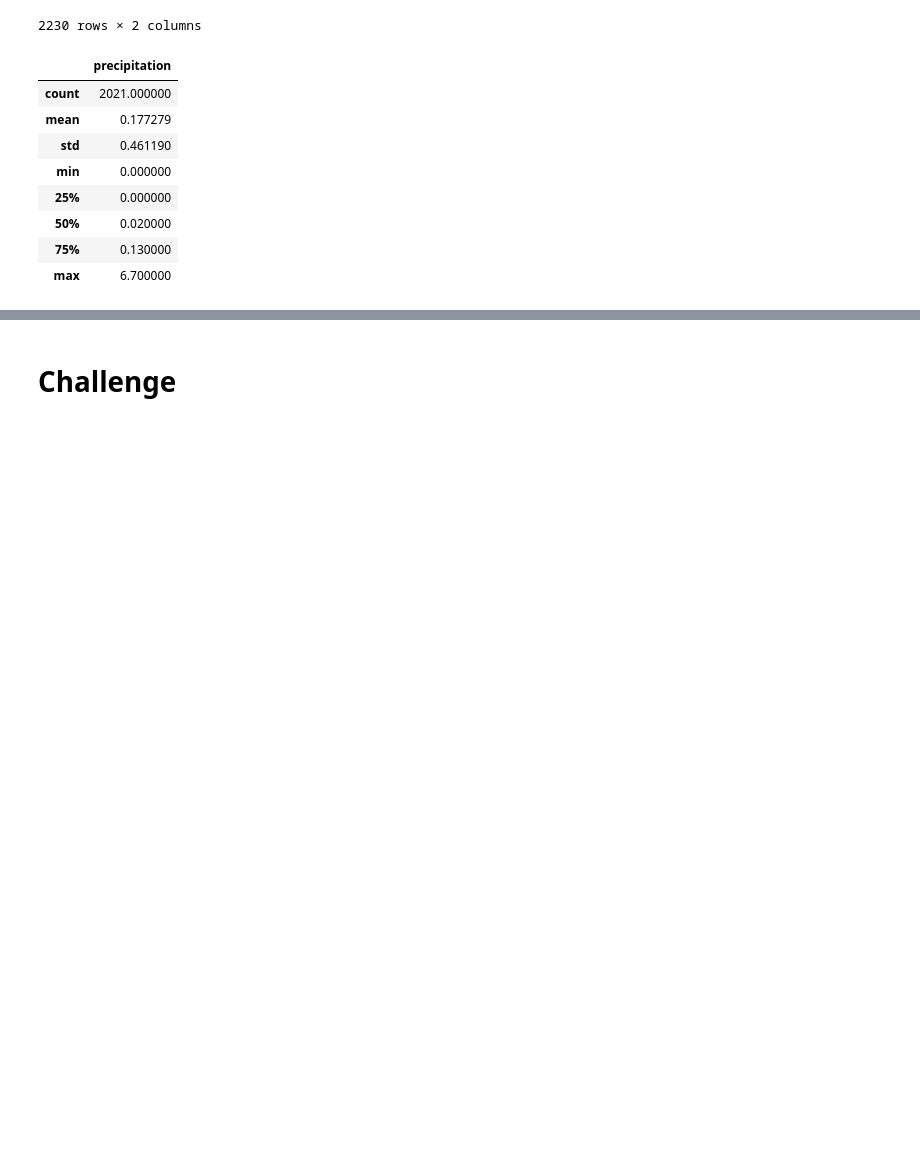
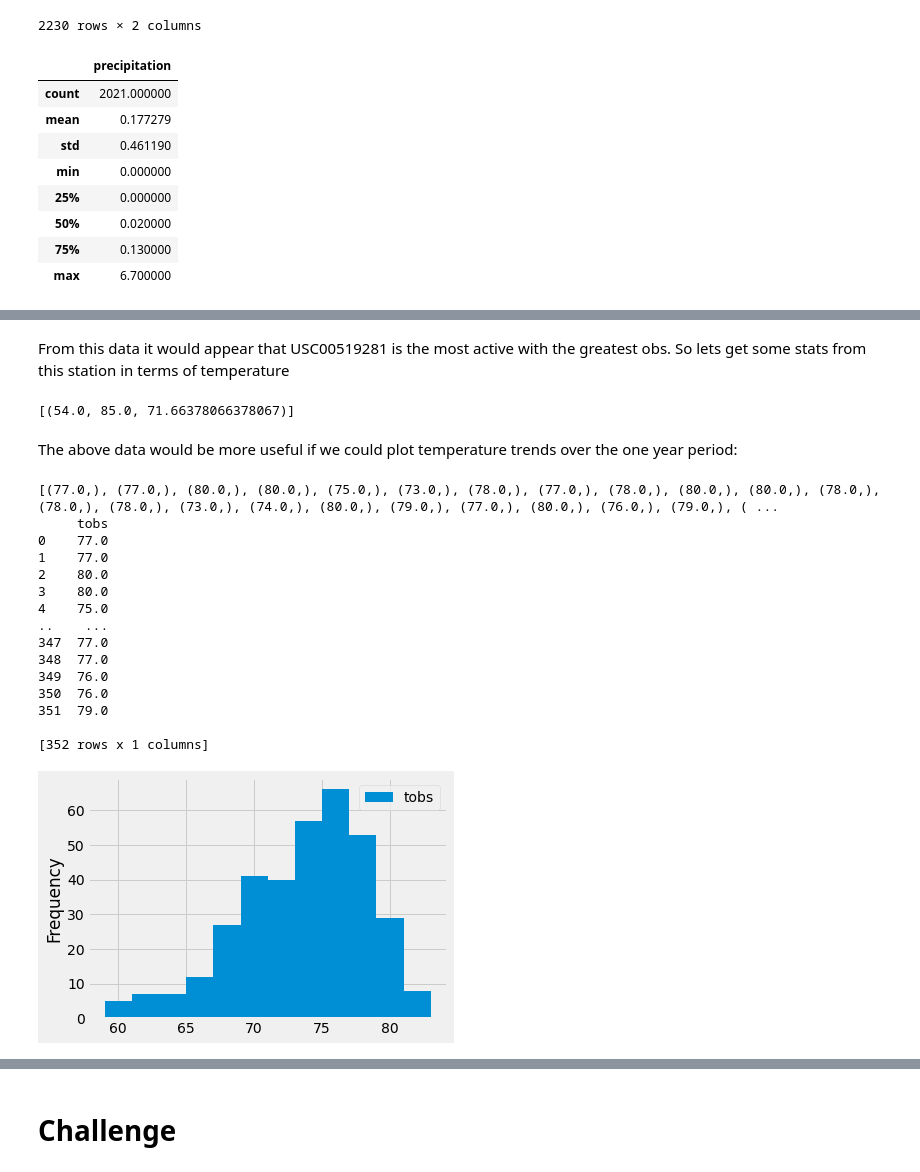
Before and after one commit to ariw237/surfs_up, a Jupyter notebook: climate_analysis.ipynb, the cells around one changed output, grey strips where cells are left out. Drawn from its saved outputs; the diff is of its cells as text; code cells hidden in the pictures; blank space fills up the shorter version.

```diff
--- a/climate_analysis.ipynb
+++ b/climate_analysis.ipynb
@@ -138,6 +160,45 @@ df.describe()
+# %% [markdown]
+From this data it would appear that USC00519281 is the most active with the greatest obs. So lets get some stats from this station in terms of temperature
 # %%
 # Using the station id from the previous query, calculate the lowest temperature recorded,
 # highest temperature recorded, and average temperature most active station?
+session.query(func.min(Measurement.tobs), func.max(Measurement.tobs), func.avg(Measurement.tobs)). \
+             filter(Measurement.station == 'USC00519281').all()
+# %% [output]
+[(54.0, 85.0, 71.66378066378067)]
+# %% [markdown]
+The above data would be more useful if we could plot temperature trends over the one year period:
 # %%
 # Choose the station with the highest number of temperature observations.
 # Query the last 12 months of temperature observation data for this station and plot the results as a histogram
+result = session.query(Measurement.tobs).filter(Measurement.station =='USC00519281') \
+.filter(Measurement.station == 'USC00519281') \
+.filter(Measurement.date >= prev_year).all()
+print(result)
+#Lets convert this to a dataframe
+df_new = pd.DataFrame(result, columns = ['tobs'])
+print(df_new)
+
+#Now we can plot this data in the form of a histogram
+#Lets specify 12 bins:
+
+
+df_new.plot.hist(bins=12)
+plt.tight_layout() #Fits the data better so the histogram looks more readable
+# %% [output]
+[(77.0,), (77.0,), (80.0,), (80.0,), (75.0,), (73.0,), (78.0,), (77.0,), (78.0,), (80.0,), (80.0,), (78.0,), (78.0,), (78.0,), (73.0,), (74.0,), (80.0,), (79.0,), (77.0,), (80.0,), (76.0,), (79.0,), ( ...
+     tobs
+0    77.0
+1    77.0
+2    80.0
+3    80.0
+4    75.0
+..    ...
+347  77.0
+348  77.0
+349  76.0
+350  76.0
+351  79.0
+
+[352 rows x 1 columns]
+[figure, added]
```
Also changed, not shown: parts of 11 cells of this notebook, 1 other file.
